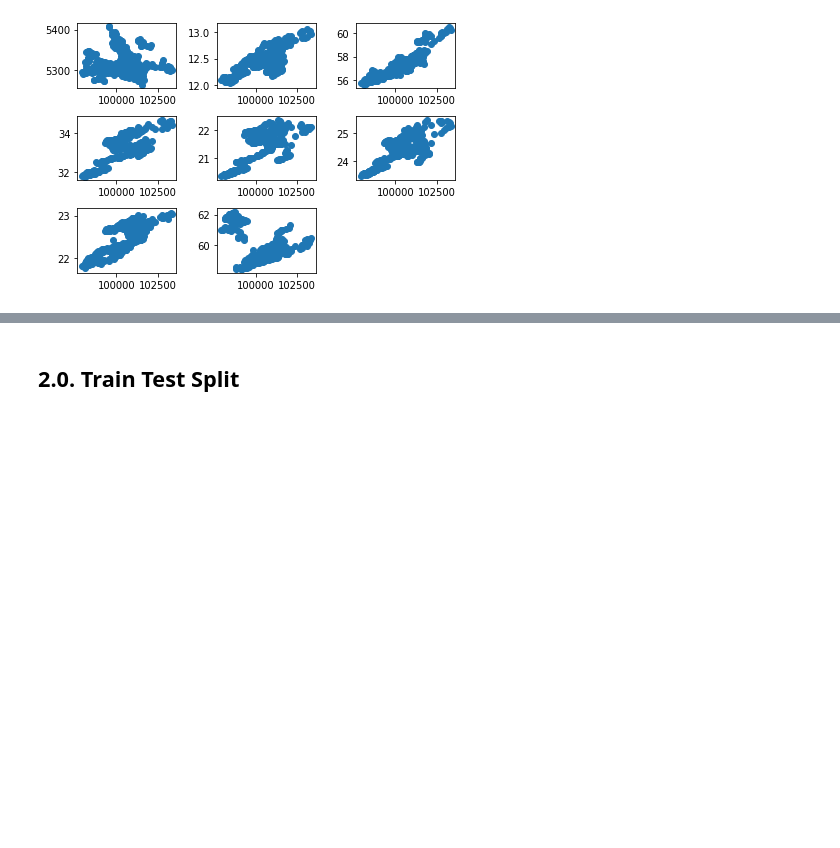
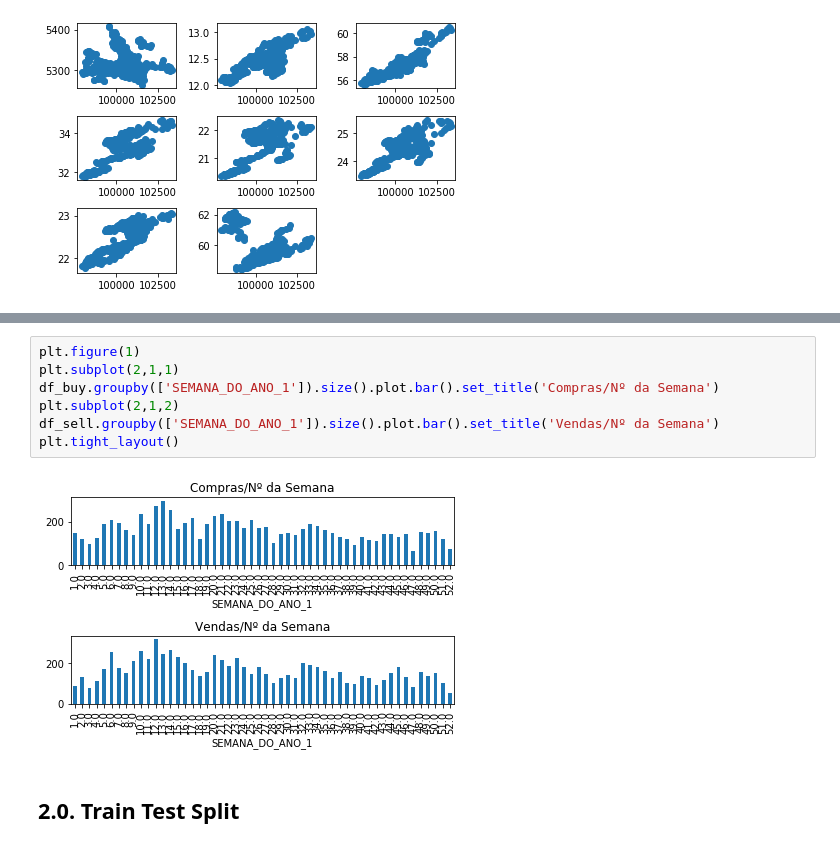
Before and after one commit to audelianoli/stock_market_predition_w_blue_chips, a Jupyter notebook: eda.ipynb, the cells around one changed output, grey strips where cells are left out. Saved outputs shown, nothing was run; the diff lists cells and outputs as text; blank space fills up the shorter version.

```diff
--- a/eda.ipynb
+++ b/eda.ipynb
@@ -252,3 +222,12 @@ plt.tight_layout()
+# %%
+plt.figure(1)
+plt.subplot(2,1,1)
+df_buy.groupby(['SEMANA_DO_ANO_1']).size().plot.bar().set_title('Compras/Nº da Semana')
+plt.subplot(2,1,2)
+df_sell.groupby(['SEMANA_DO_ANO_1']).size().plot.bar().set_title('Vendas/Nº da Semana')
+plt.tight_layout()
+# %% [output]
+[figure, added]
 # %% [markdown]
 ## 2.0. Train Test Split
 # %%
```
Also changed, not shown: parts of 32 cells of this notebook, 3 other files.
